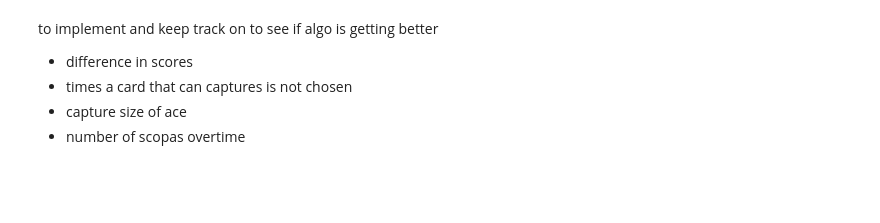
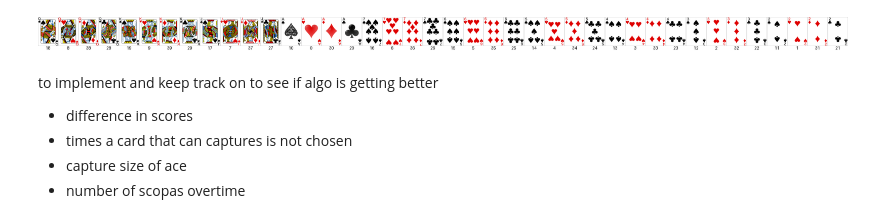
Before and after one commit to DeLnlyMthrLvr/ScopaAI_ToM, a Jupyter notebook: testing.ipynb, the cells around one changed output. Drawn from its saved outputs; the diff is of its cells as text; code cells hidden in the pictures; blank space fills up the shorter version.

```diff
--- a/testing.ipynb
+++ b/testing.ipynb
@@ -12,5 +14,5 @@ from tqdm import tqdm
 # %%
-scenario = f'testMADDPG_{datetime.datetime.now().strftime("%Y%m%d_%H%M%S")}'
+scenario = f'testMADDPG_{datetime.datetime.now().strftime("%Y%m%d_%H%M%S_binaryactionsetbuffer")}'
 # %%
 env = ScopaEnv()
 n_agents = 4
@@ -25,6 +27,12 @@ maddpg_agents = MADDPG(actor_dims, critic_dims, n_agents, n_actions,
 
 memory = MultiAgentReplayBuffer(1000000, critic_dims, actor_dims,
                         n_actions, n_agents, batch_size=1024)
+
+def obs_list_to_state_vector(observation):
+    state = np.array([])
+    for obs in observation:
+        state = np.concatenate([state, obs])
+    return state
 # %%
 writer = SummaryWriter(log_dir=f'runs/{scenario}')
 # %%
@@ -72,7 +80,7 @@ def preload_card_images(image_folder = '/workspace/ScopaAI_ToM/res/cards', scale
 
 card_images = preload_card_images()
 # %%
-def local_state_to_image(state, action, score = None, player = None):
+def local_state_to_image(state, action, reward, score = None, player = None):
     if state is None:
         return None
 
@@ -106,6 +114,8 @@ def local_state_to_image(state, action, score = None, player = None):
 
     if score is not None and player is not None:
         draw.text((image_info_x, image_info_y), f'Player {player.__hash__()}|Side {player.side}|Score{score}', fill="white")
+
+    draw.text((image_info_x-70, image_info_y), f'Reward: {reward}', fill="white", fontsize=20)
 
     # Process each section (Hand, Table, Captures)
     y_offset = 0
@@ -163,8 +173,8 @@ s[:80] = 0
 np.random.shuffle(s)
 #local_state_to_image(s,0)
 # %%
-def log_state_to_tensorboard(state, action, player,player_index, step, score = None, extra = ''):
-    image = local_state_to_image(state, action, score, player)
+def log_state_to_tensorboard(state, action, reward, player,player_index, step, score = None, extra = ''):
+    image = local_state_to_image(state, action, reward, score, player)
     image = np.array(image.convert('RGB'))
     writer.add_image(f"StateAction/P{player_index}" + extra, image.astype(np.uint8).transpose(2, 0, 1), step)
 # %%
@@ -247,3 +278,26 @@ Episode: 4 Score: 653.75 Average Score: 307.6636363636364
+# %%
+cards = preload_card_images()
+# Create a horizontal grid of card images
+grid_width = len(cards)
+grid_height = 1
+card_width, card_height = next(iter(cards.values())).size
+
+# Create a new image with a white background
+grid_image = Image.new("RGBA", (grid_width * card_width, grid_height * card_height + 20), (255, 255, 255, 255))
+draw = ImageDraw.Draw(grid_image)
+
+# Paste each card image into the grid and add their index below
+for i, (index, card_image) in enumerate(cards.items()):
+    grid_image.paste(card_image, (i * card_width, 0))
+    draw.text((i * card_width + card_width // 2, card_height + 5), str(index), fill="black", anchor="mm")
+
+# Save the grid image as SVG
+grid_image.save("card_grid.png")
+
+# Display the grid image
+grid_image.show()
+# %% [output]
+[figure, added]
 # %% [markdown]
 to implement and keep track on to see if algo is getting better
 - difference in scores
```
Also changed, not shown: parts of 3 cells of this notebook, 7 other files.
